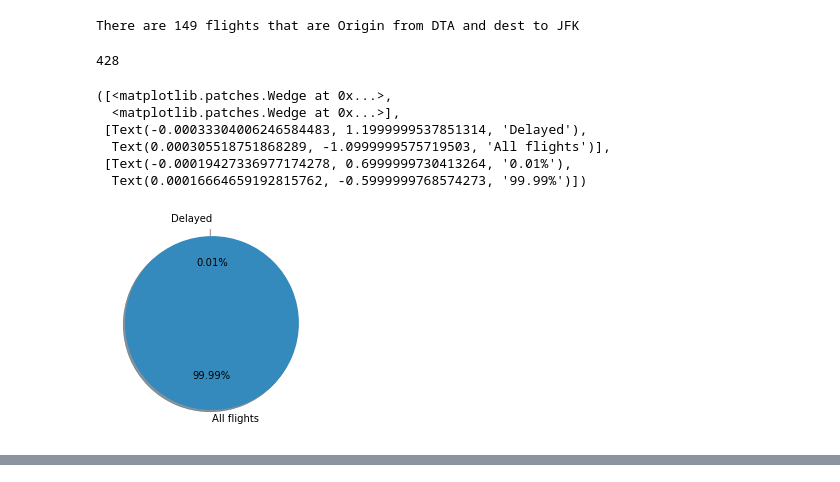
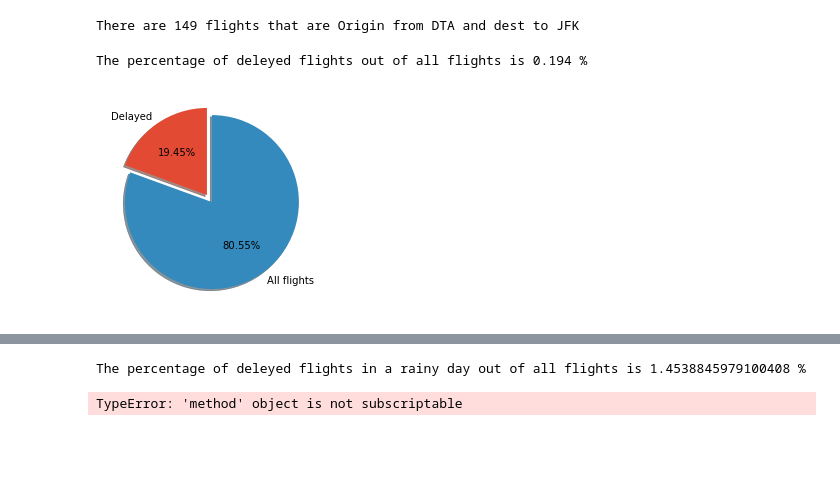
Before and after one commit to lotanh/python-projects-school, a Jupyter notebook: ex3/ex3jup.ipynb, the cells around one changed output, grey strips where cells are left out. Cells and saved outputs as stored; diff of their text form; code cells hidden in the pictures; blank space fills up the shorter version.

```diff
--- a/ex3/ex3jup.ipynb
+++ b/ex3/ex3jup.ipynb
@@ -70,23 +70,20 @@ print('There are',len(data[(data['Origin'] == 'DCA') & (data['Dest'] == 'JFK')])
 # %% [output]
 There are 149 flights that are Origin from DTA and dest to JFK
 # %%
-# print('The percentage of deleyed flights out of all flights',data['Delayed'].value_counts(normalize=True).tail(1)[1])
-data['Delayed'].sum()
+print('The percentage of deleyed flights out of all flights is',round(data['Delayed'].value_counts(normalize=True).tail(1)[1],3),'%')
 # %% [output]
-428
+The percentage of deleyed flights out of all flights is 0.194 %
 # %%
+# Option 2
+p = (sum(data.Delayed) / len(data)) * 100
+
 labels = ['Delayed' , 'All flights']
-values = [data['Delayed'].value_counts(normalize=True).tail(1)[1] , len(data['Delayed'])]
+values = [p , 100-p]
 explode = (0.1,0)
 plt.pie(values, explode=explode , labels=labels , shadow=True, autopct='%1.2f%%', startangle=90)
+plt.show()
 # %% [output]
-([<matplotlib.patches.Wedge at 0x...>,
-  <matplotlib.patches.Wedge at 0x...>],
- [Text(-0.00033304006246584483, 1.1999999537851314, 'Delayed'),
-  Text(0.000305518751868289, -1.0999999575719503, 'All flights')],
- [Text(-0.00019427336977174278, 0.6999999730413264, '0.01%'),
-  Text(0.00016664659192815762, -0.5999999768574273, '99.99%')])
-[figure, old version]
+[figure, new version]
 # %%
 print(data)
 # %% [output]
@@ -104,3 +101,11 @@ print(data)
 2200      RU  FRI     1736  EWR    DCA        0        0
 
 [2201 rows x 7 columns]
+# %%
+print('The percentage of deleyed flights in a rainy day out of all flights is',len(data[(data['Delayed'] == 1) & (data['Weather'] == 1)]) /  len(data) * 100,'%')
+# %% [output]
+The percentage of deleyed flights in a rainy day out of all flights is 1.4538845979100408 %
+# %%
+data.groupby('Carrier').value_counts()
+# %% [output]
+TypeError: 'method' object is not subscriptable
```
Also changed, not shown: 1 other file.
